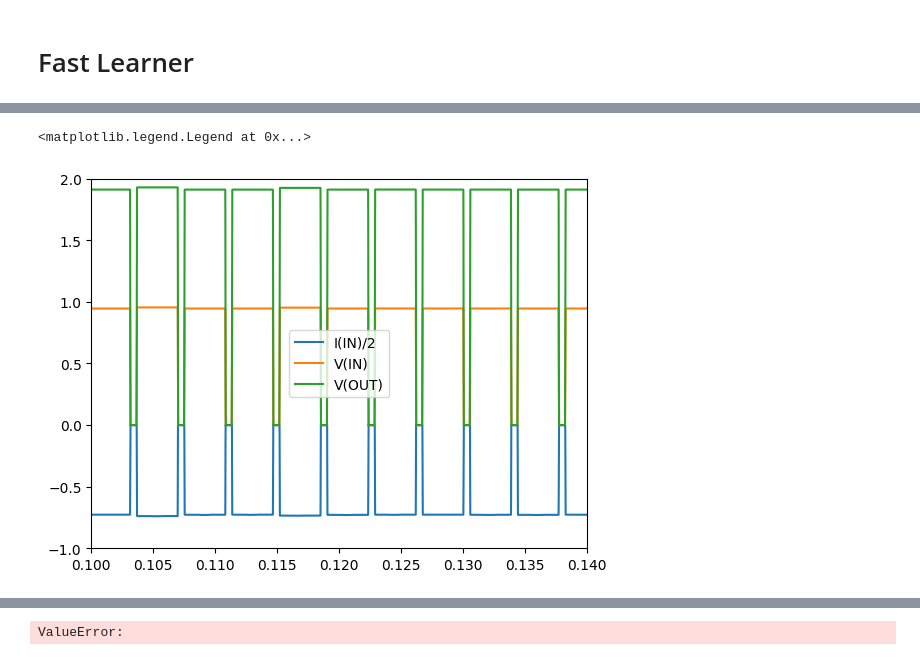
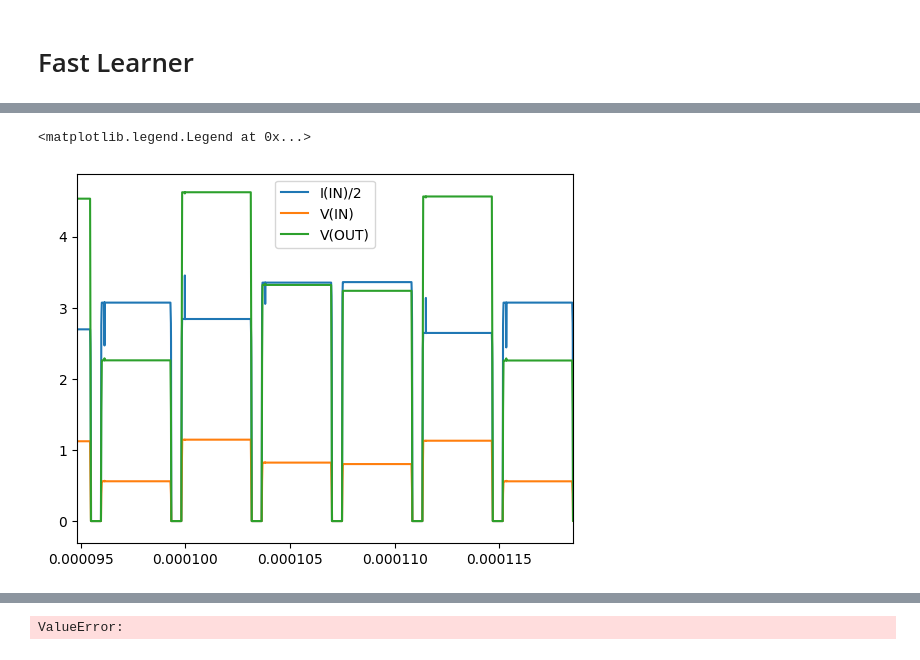
Before and after one commit to Jonas-Metzger/analog-mlp-circuit, a Jupyter notebook: mlp.ipynb, the cells around one changed output, grey strips where cells are left out. Cells and saved outputs as stored; diff of their text form; code cells hidden in the pictures.

```diff
--- a/mlp.ipynb
+++ b/mlp.ipynb
@@ -316,17 +333,19 @@ done
 # %%
-i = 2
-I = (analysis[f"XMLP:IN_H{i}"]-analysis[f"XMLP:XACT_H{i}:INN"])/0.001 * 1e5
-plt.plot(analysis["time"], -I, label="I(IN)/2")
+i = 1
+ep = -1
+
+I = (analyses[ep][f"XMLP:IN_H{i}"]-analyses[ep][f"XMLP:XACT_H{i}:INN"])/0.001 * 1e5
+plt.plot(analyses[ep]["time"], I, label="I(IN)/2")
 #plt.plot(analysis["time"], analysis.branches[f"B:XMLP:XACT_H{i}:VCVS"], label="I(OUT)")
 #plt.plot(analysis.time, analysis["NUDGED"]/1e7, label="nudged")
-plt.plot(analysis["time"], analysis[f"XMLP:IN_H{i}"], label="V(IN)")
-plt.plot(analysis["time"], analysis[f"XMLP:OUT_H{i}"]*1.01, label="V(OUT)")
-plt.xlim(0.1, 0.14)
-plt.ylim(-1,2)
+plt.plot(analyses[ep]["time"], analyses[ep][f"XMLP:IN_H{i}"], label="V(IN)")
+plt.plot(analyses[ep]["time"], analyses[ep][f"XMLP:OUT_H{i}"]*1.01, label="V(OUT)")
+plt.xlim(analyses[ep]["time"].max().item()*0.2, analyses[ep]["time"].max().item()*0.25)
+#plt.ylim(-1,8)
 plt.legend()
 # %% [output]
 <matplotlib.legend.Legend at 0x...>
-[figure, old version]
+[figure, new version]
 # %%
 import numpy as np
 
```
Also changed, not shown: parts of 2 cells of this notebook, 6 other files.
